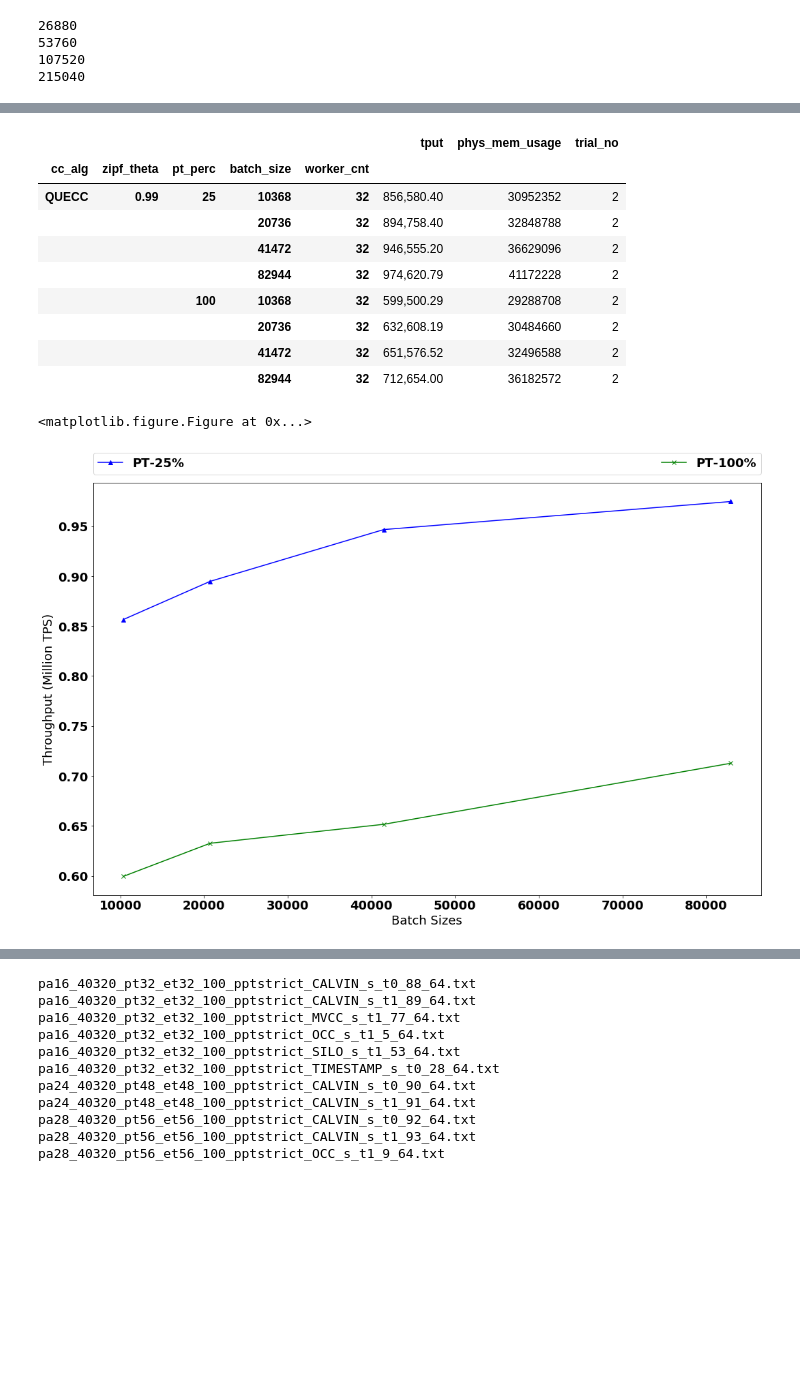
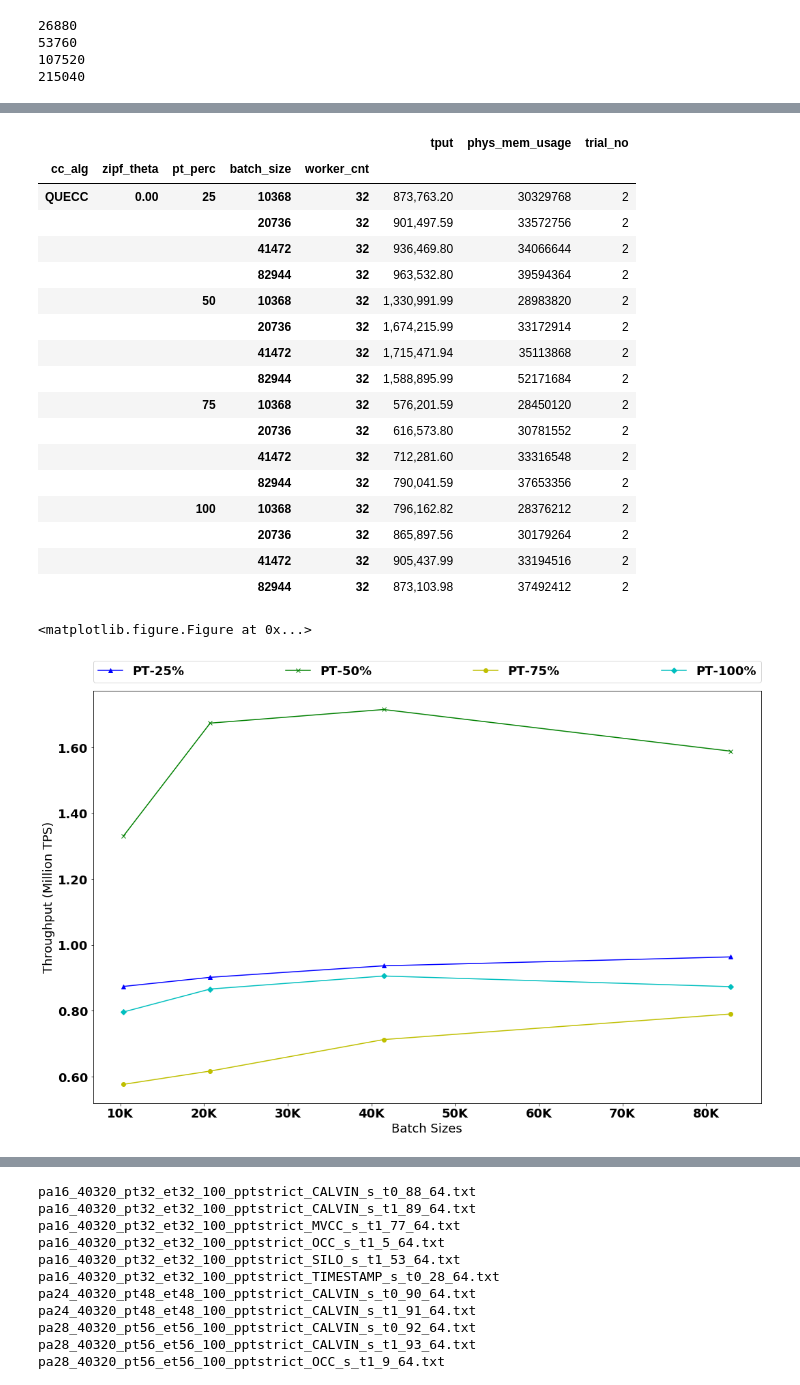
Before and after one commit to qadahtm/deneva, a Jupyter notebook: pynb/QueCC.ipynb, the cells around one changed output, grey strips where cells are left out. Cells and saved outputs as stored; diff of their text form; code cells hidden in the pictures; blank space fills up the shorter version.

```diff
--- a/pynb/QueCC.ipynb
+++ b/pynb/QueCC.ipynb
@@ -314,6 +314,10 @@ def extract_from_file(_fname):
             m = re.search('g_zipf_theta\s+(\d+\.\d+)', cline)
             if m:
                 res['g_zipf_theta'] = m.group(1)
+
+            m = re.search('g_req_per_query\s+(\d+)', cline)
+            if m:
+                res['g_req_per_query'] = m.group(1)
 
             #extract from Pass
             m = re.search('PASS!,(.+)', cline)
@@ -474,6 +478,7 @@ def parse_directory(directory):
             'total_tput':[],
             'commit_strategy':[],
             'batch_size':[],
+            'req_cnt':[],
             'pt_perc':[],
             'pt_cnt':[],
             'pt_time':[],
@@ -585,6 +590,7 @@ def parse_directory(directory):
                 data['et_tput'].append(float(e_data['et_tput']))
                 data['trial_no'].append(int(trial_num))
                 data['seq_no'].append(int(seq_num))
+                data['req_cnt'].append(int(e_data['g_req_per_query']))
                 data['zipf_theta'].append('{:.2f}'.format(float(e_data['g_zipf_theta'])))
                 data['fscl10'].append(float(e_data['fscl10']))
                 data['fscl25'].append(float(e_data['fscl25']))
@@ -2545,25 +2720,30 @@ for m in muls:
 # %%
-##QueCC Plots -- Batch size - Throughput
+##QueCC Plots -- Batch size - Throughput - Batch size
 import matplotlib.ticker as ticker
 agg_req_normal = {'tput':'mean','phys_mem_usage':'mean', 'trial_no':'count'}
 agg_req = agg_req_normal
 us = 1000000
 q_pipelined = False
 pd.options.display.float_format = '{:,.2f}'.format
+grp_indexes = ['cc_alg','zipf_theta','pt_perc','batch_size','worker_cnt']
+# cores = 32
+cores = 64
+figoutdir = '/Users/qadahtm/Google Drive/MBP2/PhDResearch/QueCC/paper_figs/'
+outfname = '{}ycsb-bsize-theta0-GS32.pdf'.format(figoutdir)
 
-grp_indexes = ['cc_alg','zipf_theta','pt_perc','batch_size','worker_cnt']
-cores = 32
 # ycsb_quecc_bsize_M64 = "/Users/qadahtm/Dev/halstead/deneva_project/deneva/exp_results/ycsb_ppt50_wp50_thetapt99_bsize_M64"
-ycsb_quecc_bsize_M64 = "/Users/qadahtm/Dev/halstead/deneva_project/deneva/exp_results/ycsb_ppt50_wp50_theta0_bsize_M64"
-ycsb_quecc_bsize_M64 = "/Users/qadahtm/Dev/halstead/deneva_project/deneva/exp_results/ycsb_ppt50_wp50_theta0pt90_bsize_GS32"
+# ycsb_quecc_bsize_M64 = "/Users/qadahtm/Dev/halstead/deneva_project/deneva/exp_results/ycsb_ppt50_wp50_theta0pt99_bsize_M64"
+# ycsb_quecc_bsize_M64 = "/Users/qadahtm/Dev/halstead/deneva_project/deneva/exp_results/ycsb_ppt50_wp50_theta0pt90_bsize_M64"
 # ycsb_quecc_bsize_M64 = "/Users/qadahtm/Dev/halstead/deneva_project/deneva/exp_results/ycsb_ppt50_wp50_theta0pt90_bsize_M64"
 
-ycsb_quecc_bsize_M64 = "/Users/qadahtm/Dev/halstead/deneva_project/deneva/exp_results/ycsb_ppt50_wp50_thetapt99_bsize_GS32"
+ycsb_quecc_bsize_M64 = "/Users/qadahtm/Dev/halstead/deneva_project/deneva/exp_results/ycsb_ppt50_wp50_theta0pt90_bsize_GS32"
+# ycsb_quecc_bsize_M64 = "/Users/qadahtm/Dev/halstead/deneva_project/deneva/exp_results/ycsb_ppt50_wp50_thetapt99_bsize_GS32"
 
 ycsb_quecc_bsize_M64 = pd.DataFrame(parse_directory(ycsb_quecc_bsize_M64));
 ycsb_quecc_bsize_M64 =  ycsb_quecc_bsize_M64[ycsb_quecc_bsize_M64['batch_size'] > 6000]
 ycsb_quecc_bsize_M64 =  ycsb_quecc_bsize_M64[ycsb_quecc_bsize_M64['tput'] != 0]
-ycsb_quecc_bsize_M64 = ycsb_quecc_bsize_M64[ycsb_quecc_bsize_M64['zipf_theta'] == '0.99']
+ycsb_quecc_bsize_M64 = ycsb_quecc_bsize_M64[ycsb_quecc_bsize_M64['zipf_theta'] == '0.00']
+# ycsb_quecc_bsize_M64 = ycsb_quecc_bsize_M64[ycsb_quecc_bsize_M64['zipf_theta'] == '0.99']
 ycsb_quecc_unpip_M64 = ycsb_quecc_bsize_M64[ycsb_quecc_bsize_M64['pt_perc'] == 100]
 # ycsb_quecc_unpip_M64 = ycsb_quecc_unpip_M64[ycsb_quecc_unpip_M64['zipf_theta'] != '0.60']
 # ycsb_quecc_unpip_M64 = ycsb_quecc_unpip_M64[ycsb_quecc_unpip_M64['zipf_theta'] == '0.99']
@@ -2614,6 +2794,7 @@ for ptr in pt_ratio:
             yvals = list(grouped_f.loc[a,t,ptr]['tput'])
             yvals_s = list( map(lambda x : x/us, yvals))
             xvals = list(grouped_f.loc[a,t,ptr].index.get_level_values(0))
+            xvals = list( map(lambda x : x/1000, xvals))
 #             print(yvals)
 #             print(xvals)
             line_yvals.append(yvals_s)
@@ -2648,6 +2829,7 @@ for i in range(len(line_labels)):
     print(i)
     ax.plot(line_xvals[i],line_yvals[i], ls_tmp, label=line_labels[i])
     ax.yaxis.set_major_formatter(ticker.FormatStrFormatter('%4.2f'))
+    ax.xaxis.set_major_formatter(ticker.FormatStrFormatter('%dK'))
     ax.set_ylabel('Throughput (Million TPS)')
     # ax.set_xlabel('Zipfian Theta')
     ax.set_xlabel('Batch Sizes')
@@ -2662,6 +2844,7 @@ plt.legend(bbox_to_anchor=(0, 1.02, 1.0, .102),
            loc=8,ncol=8, mode="expand", borderaxespad=0.)
 plt.subplots_adjust(top=0.92, bottom=0.08, left=0.10, right=0.95, hspace=0.25,
                     wspace=0.35)
+plt.savefig(outfname,format='pdf')
 grouped_f
 # grouped_f.loc['QUECC','0.99','100']
 # %% [output]
@@ -2686,15 +2875,23 @@ See the caveats in the documentation: http://pandas.pydata.org/pandas-docs/stabl
 |  |  |  |  |  | tput | phys_mem_usage | trial_no |
 | cc_alg | zipf_theta | pt_perc | batch_size | worker_cnt |  |  |  |
-| QUECC | 0.99 | 25 | 10368 | 32 | 856,580.40 | 30952352 | 2 |
-|  |  |  | 20736 | 32 | 894,758.40 | 32848788 | 2 |
-|  |  |  | 41472 | 32 | 946,555.20 | 36629096 | 2 |
-|  |  |  | 82944 | 32 | 974,620.79 | 41172228 | 2 |
-|  |  | 100 | 10368 | 32 | 599,500.29 | 29288708 | 2 |
-|  |  |  | 20736 | 32 | 632,608.19 | 30484660 | 2 |
-|  |  |  | 41472 | 32 | 651,576.52 | 32496588 | 2 |
-|  |  |  | 82944 | 32 | 712,654.00 | 36182572 | 2 |
+| QUECC | 0.00 | 25 | 10368 | 32 | 873,763.20 | 30329768 | 2 |
+|  |  |  | 20736 | 32 | 901,497.59 | 33572756 | 2 |
+|  |  |  | 41472 | 32 | 936,469.80 | 34066644 | 2 |
+|  |  |  | 82944 | 32 | 963,532.80 | 39594364 | 2 |
+|  |  | 50 | 10368 | 32 | 1,330,991.99 | 28983820 | 2 |
+|  |  |  | 20736 | 32 | 1,674,215.99 | 33172914 | 2 |
+|  |  |  | 41472 | 32 | 1,715,471.94 | 35113868 | 2 |
+|  |  |  | 82944 | 32 | 1,588,895.99 | 52171684 | 2 |
+|  |  | 75 | 10368 | 32 | 576,201.59 | 28450120 | 2 |
+|  |  |  | 20736 | 32 | 616,573.80 | 30781552 | 2 |
+|  |  |  | 41472 | 32 | 712,281.60 | 33316548 | 2 |
+|  |  |  | 82944 | 32 | 790,041.59 | 37653356 | 2 |
+|  |  | 100 | 10368 | 32 | 796,162.82 | 28376212 | 2 |
+|  |  |  | 20736 | 32 | 865,897.56 | 30179264 | 2 |
+|  |  |  | 41472 | 32 | 905,437.99 | 33194516 | 2 |
+|  |  |  | 82944 | 32 | 873,103.98 | 37492412 | 2 |
 <matplotlib.figure.Figure at 0x...>
-[figure, old version]
+[figure, new version]
 # %%
 ##QueCC Plots -- Batch size - Latency
 import matplotlib.ticker as ticker
```
Also changed, not shown: parts of 3 cells of this notebook, 12 other files.
